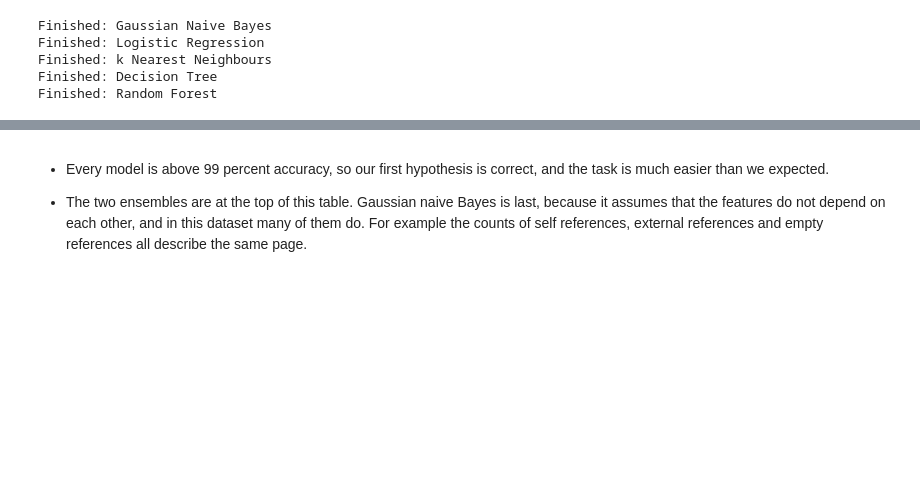
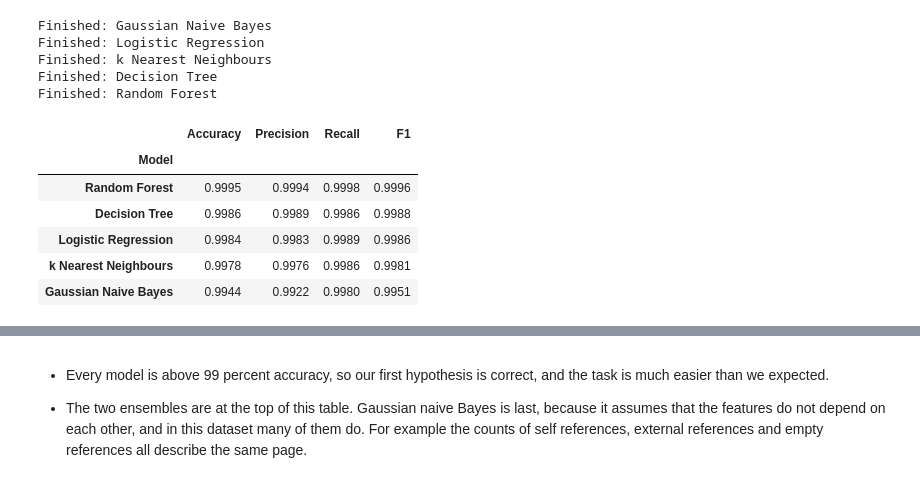
Before and after one commit to Sakib-Dalal/DMML-F21DL-CourseWork01-PG-Group15, a Jupyter notebook: Notebook/DataMining&MachineLearning_Coursework_01.ipynb, the cells around one changed output, grey strips where cells are left out. Drawn from its saved outputs; the diff is of its cells as text; code cells hidden in the pictures; blank space fills up the shorter version.

```diff
--- a/Notebook/DataMining&MachineLearning_Coursework_01.ipynb
+++ b/Notebook/DataMining&MachineLearning_Coursework_01.ipynb
@@ -690,3 +690,14 @@ Finished: Logistic Regression
 Finished: k Nearest Neighbours
 Finished: Decision Tree
 Finished: Random Forest
+# %%
+classical_results = pd.DataFrame(rows).set_index("Model").sort_values("F1", ascending=False)
+classical_results.round(4)
+# %% [output]
+|  | Accuracy | Precision | Recall | F1 |
+| Model |  |  |  |  |
+| Random Forest | 0.9995 | 0.9994 | 0.9998 | 0.9996 |
+| Decision Tree | 0.9986 | 0.9989 | 0.9986 | 0.9988 |
+| Logistic Regression | 0.9984 | 0.9983 | 0.9989 | 0.9986 |
+| k Nearest Neighbours | 0.9978 | 0.9976 | 0.9986 | 0.9981 |
+| Gaussian Naive Bayes | 0.9944 | 0.9922 | 0.9980 | 0.9951 |
```
Also changed, not shown: parts of 1 cell of this notebook.
